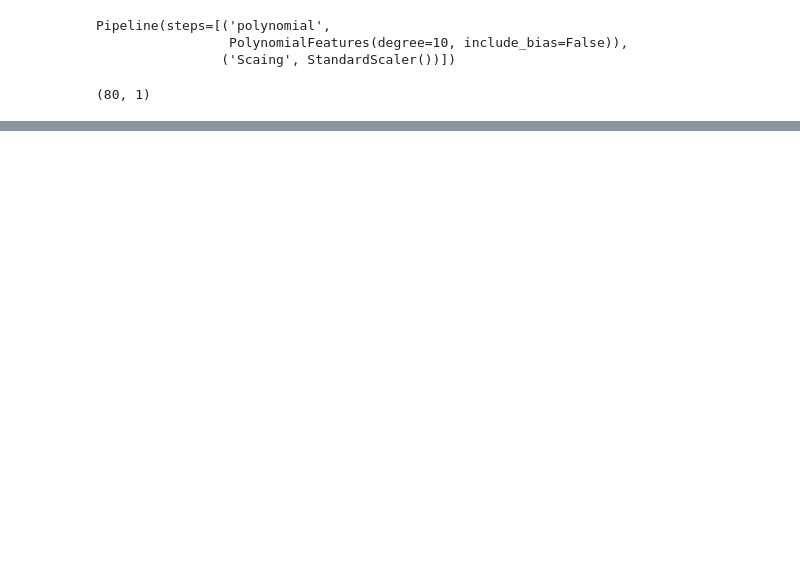
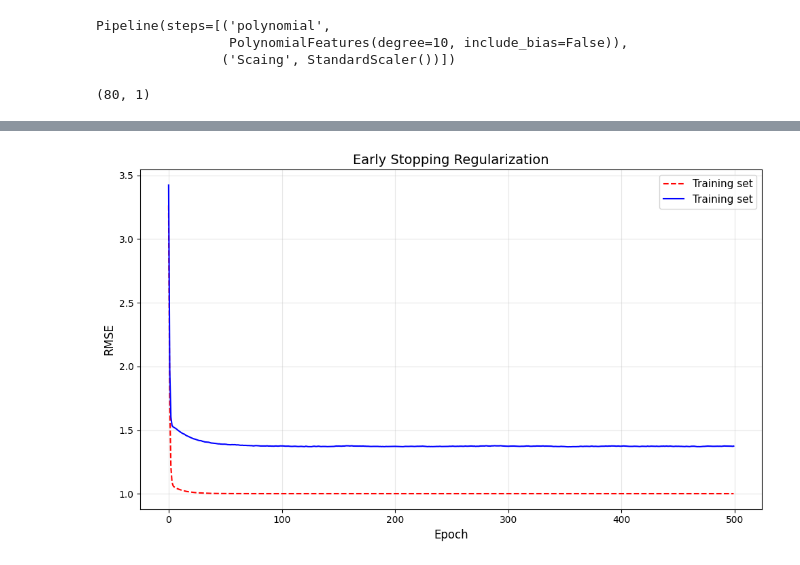
Before and after one commit to abjan90/Machine-learning, a Jupyter notebook: Trainig_models.ipynb, the cells around one changed output, grey strips where cells are left out. Saved outputs shown, nothing was run; the diff lists cells and outputs as text; code cells hidden in the pictures; blank space fills up the shorter version.

```diff
--- a/Trainig_models.ipynb
+++ b/Trainig_models.ipynb
@@ -376,5 +376,7 @@ def plots_1(model ,x ,y ,epochs=500):
     plt.tight_layout()
     plt.show()
 # %%
-sg = SGDRegressor( warm_start= True, learning_rate="constant"  , random_state=42  ,penalty=None)
+sg = SGDRegressor()
 plots_1(sg , x , y)
+# %% [output]
+[figure, added]
```
Also changed, not shown: parts of 25 cells of this notebook.
